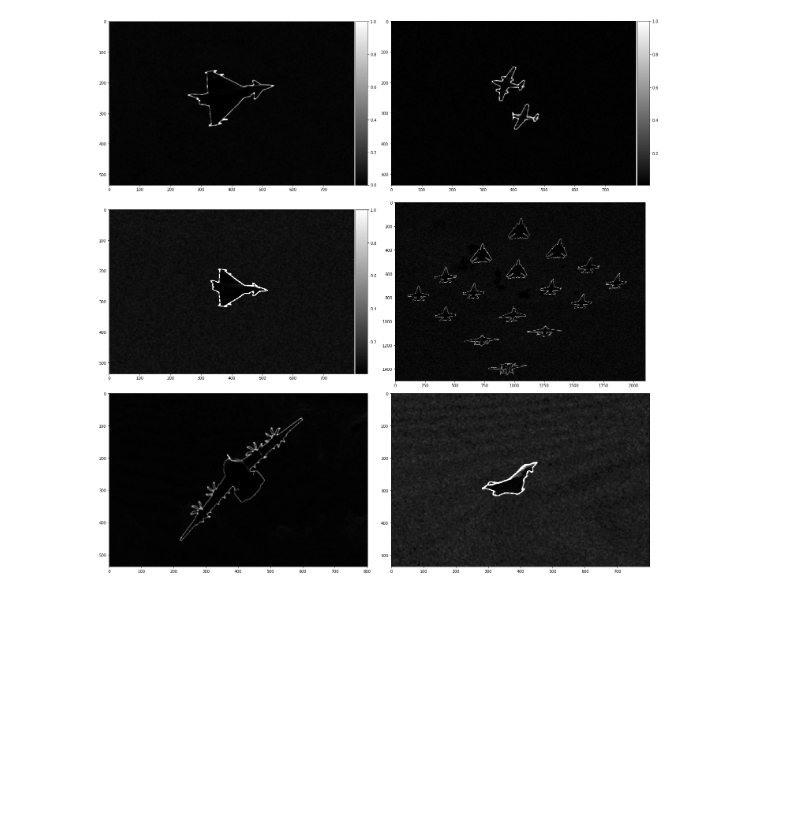
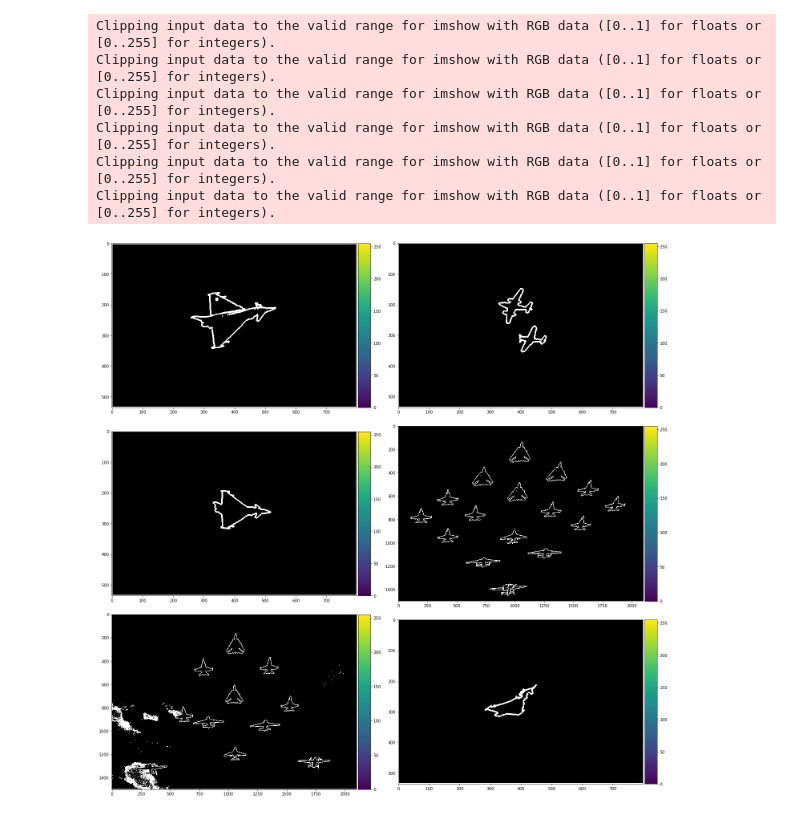
Before and after one commit to feliksczart/kck, a Jupyter notebook: lab4/src/main.ipynb, the cells around one changed output. Saved outputs shown, nothing was run; the diff lists cells and outputs as text; code cells hidden in the pictures; blank space fills up the shorter version.

Commit message:
contours remake

```diff
--- a/lab4/src/main.ipynb
+++ b/lab4/src/main.ipynb
@@ -22,7 +23,7 @@ class Load:
 
     @staticmethod
     def img(file):
-        img = os.path.join('C:/Users/czart/Desktop/Studia/kck/lab4/res/', file)
+        img = cv2.imread('C:/Users/czart/Desktop/Studia/kck/lab4/res/'+file, cv2.IMREAD_UNCHANGED)
         return img
 # %%
 class Filter:
@@ -151,52 +149,49 @@ class Filter:
 # %%
 # Jak wczytujemy obrazek od razu do contur3, jego tablica jest 3d, a jak obrobimy go wczesniej jakąś funkcją do filtrowania
 # typu gray, to jego tablica jest 2d
 def main():
     img1 = Load.img('samolot10.jpg') #10
     img2 = Load.img('samolot01.jpg') #01
     img3 = Load.img('samolot08.jpg') #08
     img4 = Load.img('samolot00.jpg') #00
-    img5 = Load.img('samolot11.jpg') #11
+    img5 = Load.img('samolot03.jpg') #11
     img6 = Load.img('samolot09.jpg') #09
 
     figure(figsize=(20,20))
 
-    g_img1 = Filter.gray(img1)**4
-    g_img2 = Filter.gray(img2)**1
-    g_img3 = Filter.gray(img3)**2
-    g_img4 = Filter.gray(img4)**2
-    g_img5 = Filter.gray(img5)**4
-    g_img6 = Filter.gray(img6)**4
-
-    noiseconvert1 = Filter.on_change(Filter.sobel(g_img1), perc=0.4)
-    noiseconvert2 = Filter.on_change(Filter.sobel(g_img2), perc=0.4)
-    noiseconvert3 = Filter.on_change(Filter.sobel(g_img3), perc=0.4)
-    noiseconvert4 = Filter.on_change(Filter.sobel(g_img4), perc=0.4)
-    noiseconvert5 = Filter.on_change(Filter.sobel(g_img5), perc=0.4)
-    noiseconvert6 = Filter.on_change(Filter.sobel(g_img6), perc=0.4)
-
-    m_img1 = Filter.median(noiseconvert1)
-    m_img2 = Filter.median(noiseconvert2)
-    m_img3 = Filter.median(noiseconvert3)
-    m_img4 = Filter.median(noiseconvert4)
-    m_img5 = Filter.median(noiseconvert5)
-    m_img6 = Filter.median(noiseconvert6)
+    contours1, img_contours1 = Filter.make_contour(img1)
+    contours2, img_contours2 = Filter.make_contour(img2)
+    contours3, img_contours3 = Filter.make_contour(img3)
+    contours4, img_contours4 = Filter.make_contour(img4)
+    contours5, img_contours5 = Filter.make_contour(img5)
+    contours6, img_contours6 = Filter.make_contour(img6)
 
     subplot(3,2,1)
-    io.imshow(m_img1, cmap='gray')
+    cv2.drawContours(img_contours1, contours1, -1, (255,255,255), 3)
+    io.imshow(img_contours1)
     subplot(3,2,2)
-    io.imshow(m_img2, cmap='gray')
+    cv2.drawContours(img_contours2, contours2, -1, (255,255,255), 3)
+    io.imshow(img_contours2)
     subplot(3,2,3)
-    io.imshow(m_img3, cmap='gray')
+    cv2.drawContours(img_contours3, contours3, -1, (255,255,255), 3)
+    io.imshow(img_contours3)
     subplot(3,2,4)
-    io.imshow(m_img4, cmap='gray')
+    cv2.drawContours(img_contours4, contours4, -1, (255,255,255), 3)
+    io.imshow(img_contours4)
     subplot(3,2,5)
-    io.imshow(m_img5, cmap='gray')
+    cv2.drawContours(img_contours5, contours5, -1, (255,255,255), 3)
+    io.imshow(img_contours5)
     subplot(3,2,6)
-    io.imshow(m_img6, cmap='gray')
-
+    cv2.drawContours(img_contours6, contours6, -1, (255,255,255), 3)
+    io.imshow(img_contours6)
 
 if __name__ == '__main__':
     main()
 # %% [output]
+Clipping input data to the valid range for imshow with RGB data ([0..1] for floats or [0..255] for integers).
+Clipping input data to the valid range for imshow with RGB data ([0..1] for floats or [0..255] for integers).
+Clipping input data to the valid range for imshow with RGB data ([0..1] for floats or [0..255] for integers).
+Clipping input data to the valid range for imshow with RGB data ([0..1] for floats or [0..255] for integers).
+Clipping input data to the valid range for imshow with RGB data ([0..1] for floats or [0..255] for integers).
+Clipping input data to the valid range for imshow with RGB data ([0..1] for floats or [0..255] for integers).
-[figure, old version]
+[figure, new version]
```
Also changed, not shown: parts of 2 cells of this notebook.
